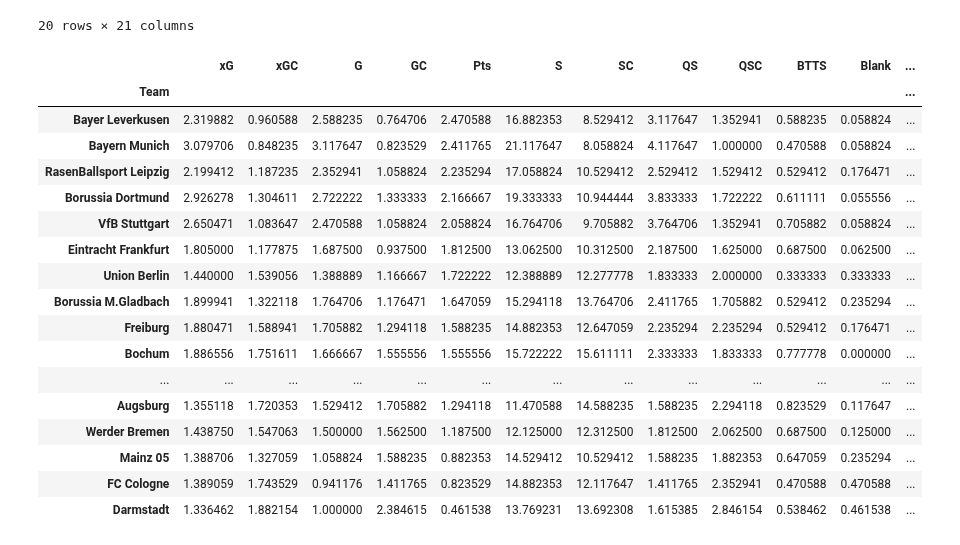
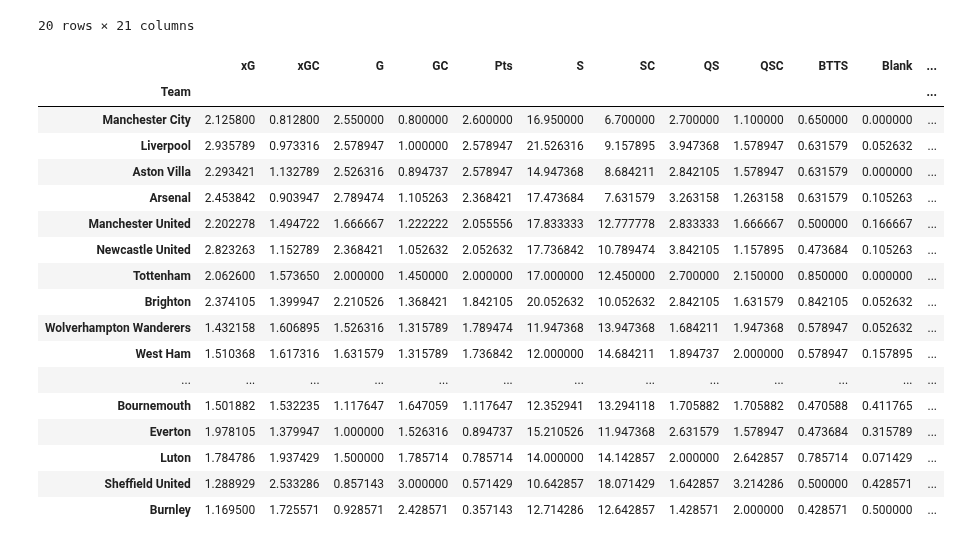
Before and after one commit to rpenn97/score_prediction_tool, a Jupyter notebook: Backend/Dataframe_generator.ipynb, the cells around one changed output. Saved outputs shown, nothing was run; the diff lists cells and outputs as text; code cells hidden in the pictures.

```diff
--- a/Backend/Dataframe_generator.ipynb
+++ b/Backend/Dataframe_generator.ipynb
@@ -168,50 +168,50 @@ def home_away_table(df):
     away_table['GD'] = away_table['G'] - away_table['GC']
     home_table['sample'] = home_table['played']**2
     away_table['sample'] = home_table['played']**2
     home_table = home_table[~(home_table['played'] <= 10)]
     away_table = away_table[~(away_table['played'] <= 10)]
     home_table = home_table.iloc[:,1:].div(home_table.played, axis=0)
     away_table = away_table.iloc[:,1:].div(away_table.played, axis=0)
     home_table['btts_if_g'] = home_table.apply(lambda x: 0 if x['first_goal'] == 0 else ((x['first_goal']-(x['CS']-x['0_0']))/x['first_goal']), axis = 1)
     away_table['btts_if_g'] = away_table.apply(lambda x: 0 if x['first_goal'] == 0 else ((x['first_goal']-(x['CS']-x['0_0']))/x['first_goal']), axis = 1)
     home_table['btts_if_c'] = home_table.apply(lambda x: 0 if x['first_conc'] == 0 else ((x['first_conc']-(x['Blank']-x['0_0']))/x['first_conc']), axis = 1)
     away_table['btts_if_c'] = away_table.apply(lambda x: 0 if x['first_conc'] == 0 else ((x['first_conc']-(x['Blank']-x['0_0']))/x['first_conc']), axis = 1)
     q1_h = home_table['Pts'].quantile(0.25)
     q1_a = away_table['Pts'].quantile(0.25)
     q3_h = home_table['Pts'].quantile(0.75)
     q3_a = away_table['Pts'].quantile(0.75)
     home_table['Rank'] = home_table.apply(lambda x: 3 if x['Pts'] <= q1_h else( 1 if x['Pts'] >= q3_h else 2), axis=1)
     away_table['Rank'] = away_table.apply(lambda x: 3 if x['Pts'] <= q1_a else( 1 if x['Pts'] >= q3_a else 2), axis=1)
     home_table = home_table.sort_values('Pts', ascending=False)
     away_table = away_table.sort_values('Pts', ascending=False)
 
     return home_table, away_table
 
 eng_table_h, eng_table_a = home_away_table(eng_df)
 fra_table_h, fra_table_a = home_away_table(fra_df)
 ger_table_h, ger_table_a = home_away_table(ger_df)
 ita_table_h, ita_table_a = home_away_table(ita_df)
 spa_table_h, spa_table_a = home_away_table(spa_df)
-ger_table_h
+eng_table_h
 # %% [output]
 |  | xG | xGC | G | GC | Pts | S | SC | QS | QSC | BTTS | Blank | ... |
 | Team |  |  |  |  |  |  |  |  |  |  |  | ... |
-| Bayer Leverkusen | 2.319882 | 0.960588 | 2.588235 | 0.764706 | 2.470588 | 16.882353 | 8.529412 | 3.117647 | 1.352941 | 0.588235 | 0.058824 | ... |
-| Bayern Munich | 3.079706 | 0.848235 | 3.117647 | 0.823529 | 2.411765 | 21.117647 | 8.058824 | 4.117647 | 1.000000 | 0.470588 | 0.058824 | ... |
-| RasenBallsport Leipzig | 2.199412 | 1.187235 | 2.352941 | 1.058824 | 2.235294 | 17.058824 | 10.529412 | 2.529412 | 1.529412 | 0.529412 | 0.176471 | ... |
-| Borussia Dortmund | 2.926278 | 1.304611 | 2.722222 | 1.333333 | 2.166667 | 19.333333 | 10.944444 | 3.833333 | 1.722222 | 0.611111 | 0.055556 | ... |
-| VfB Stuttgart | 2.650471 | 1.083647 | 2.470588 | 1.058824 | 2.058824 | 16.764706 | 9.705882 | 3.764706 | 1.352941 | 0.705882 | 0.058824 | ... |
-| Eintracht Frankfurt | 1.805000 | 1.177875 | 1.687500 | 0.937500 | 1.812500 | 13.062500 | 10.312500 | 2.187500 | 1.625000 | 0.687500 | 0.062500 | ... |
-| Union Berlin | 1.440000 | 1.539056 | 1.388889 | 1.166667 | 1.722222 | 12.388889 | 12.277778 | 1.833333 | 2.000000 | 0.333333 | 0.333333 | ... |
-| Borussia M.Gladbach | 1.899941 | 1.322118 | 1.764706 | 1.176471 | 1.647059 | 15.294118 | 13.764706 | 2.411765 | 1.705882 | 0.529412 | 0.235294 | ... |
-| Freiburg | 1.880471 | 1.588941 | 1.705882 | 1.294118 | 1.588235 | 14.882353 | 12.647059 | 2.235294 | 2.235294 | 0.529412 | 0.176471 | ... |
-| Bochum | 1.886556 | 1.751611 | 1.666667 | 1.555556 | 1.555556 | 15.722222 | 15.611111 | 2.333333 | 1.833333 | 0.777778 | 0.000000 | ... |
+| Manchester City | 2.125800 | 0.812800 | 2.550000 | 0.800000 | 2.600000 | 16.950000 | 6.700000 | 2.700000 | 1.100000 | 0.650000 | 0.000000 | ... |
+| Liverpool | 2.935789 | 0.973316 | 2.578947 | 1.000000 | 2.578947 | 21.526316 | 9.157895 | 3.947368 | 1.578947 | 0.631579 | 0.052632 | ... |
+| Aston Villa | 2.293421 | 1.132789 | 2.526316 | 0.894737 | 2.578947 | 14.947368 | 8.684211 | 2.842105 | 1.578947 | 0.631579 | 0.000000 | ... |
+| Arsenal | 2.453842 | 0.903947 | 2.789474 | 1.105263 | 2.368421 | 17.473684 | 7.631579 | 3.263158 | 1.263158 | 0.631579 | 0.105263 | ... |
+| Manchester United | 2.202278 | 1.494722 | 1.666667 | 1.222222 | 2.055556 | 17.833333 | 12.777778 | 2.833333 | 1.666667 | 0.500000 | 0.166667 | ... |
+| Newcastle United | 2.823263 | 1.152789 | 2.368421 | 1.052632 | 2.052632 | 17.736842 | 10.789474 | 3.842105 | 1.157895 | 0.473684 | 0.105263 | ... |
+| Tottenham | 2.062600 | 1.573650 | 2.000000 | 1.450000 | 2.000000 | 17.000000 | 12.450000 | 2.700000 | 2.150000 | 0.850000 | 0.000000 | ... |
+| Brighton | 2.374105 | 1.399947 | 2.210526 | 1.368421 | 1.842105 | 20.052632 | 10.052632 | 2.842105 | 1.631579 | 0.842105 | 0.052632 | ... |
+| Wolverhampton Wanderers | 1.432158 | 1.606895 | 1.526316 | 1.315789 | 1.789474 | 11.947368 | 13.947368 | 1.684211 | 1.947368 | 0.578947 | 0.052632 | ... |
+| West Ham | 1.510368 | 1.617316 | 1.631579 | 1.315789 | 1.736842 | 12.000000 | 14.684211 | 1.894737 | 2.000000 | 0.578947 | 0.157895 | ... |
 | ... | ... | ... | ... | ... | ... | ... | ... | ... | ... | ... | ... | ... |
-| Augsburg | 1.355118 | 1.720353 | 1.529412 | 1.705882 | 1.294118 | 11.470588 | 14.588235 | 1.588235 | 2.294118 | 0.823529 | 0.117647 | ... |
-| Werder Bremen | 1.438750 | 1.547063 | 1.500000 | 1.562500 | 1.187500 | 12.125000 | 12.312500 | 1.812500 | 2.062500 | 0.687500 | 0.125000 | ... |
-| Mainz 05 | 1.388706 | 1.327059 | 1.058824 | 1.588235 | 0.882353 | 14.529412 | 10.529412 | 1.588235 | 1.882353 | 0.647059 | 0.235294 | ... |
-| FC Cologne | 1.389059 | 1.743529 | 0.941176 | 1.411765 | 0.823529 | 14.882353 | 12.117647 | 1.411765 | 2.352941 | 0.470588 | 0.470588 | ... |
-| Darmstadt | 1.336462 | 1.882154 | 1.000000 | 2.384615 | 0.461538 | 13.769231 | 13.692308 | 1.615385 | 2.846154 | 0.538462 | 0.461538 | ... |
+| Bournemouth | 1.501882 | 1.532235 | 1.117647 | 1.647059 | 1.117647 | 12.352941 | 13.294118 | 1.705882 | 1.705882 | 0.470588 | 0.411765 | ... |
+| Everton | 1.978105 | 1.379947 | 1.000000 | 1.526316 | 0.894737 | 15.210526 | 11.947368 | 2.631579 | 1.578947 | 0.473684 | 0.315789 | ... |
+| Luton | 1.784786 | 1.937429 | 1.500000 | 1.785714 | 0.785714 | 14.000000 | 14.142857 | 2.000000 | 2.642857 | 0.785714 | 0.071429 | ... |
+| Sheffield United | 1.288929 | 2.533286 | 0.857143 | 3.000000 | 0.571429 | 10.642857 | 18.071429 | 1.642857 | 3.214286 | 0.500000 | 0.428571 | ... |
+| Burnley | 1.169500 | 1.725571 | 0.928571 | 2.428571 | 0.357143 | 12.714286 | 12.642857 | 1.428571 | 2.000000 | 0.428571 | 0.500000 | ... |
 # %%
 # Apply rank to overall dataframe, and then group in tables by rank like in home vs away
 def rank_to_df(rank_df_h,rank_df_a,df):
```
Also changed, not shown: parts of 5 cells of this notebook, 5 other files.
